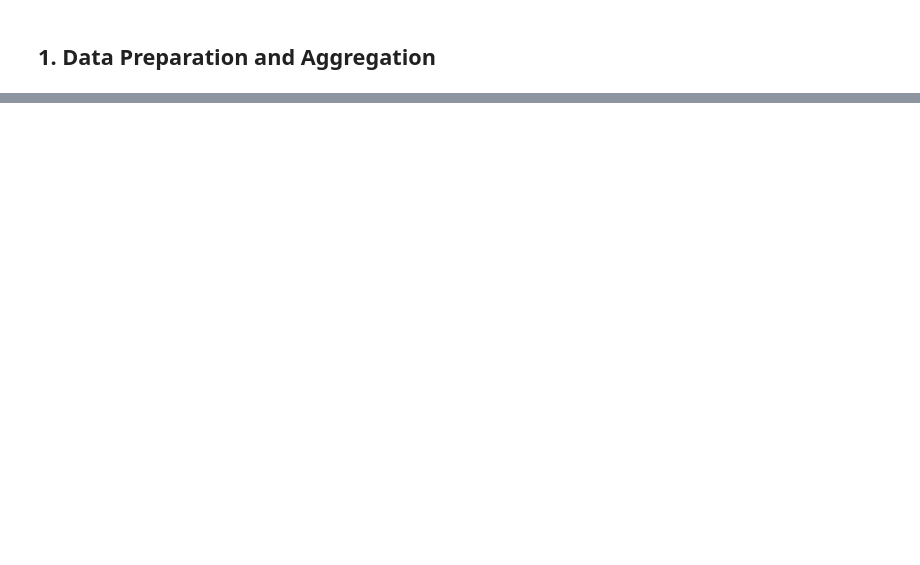
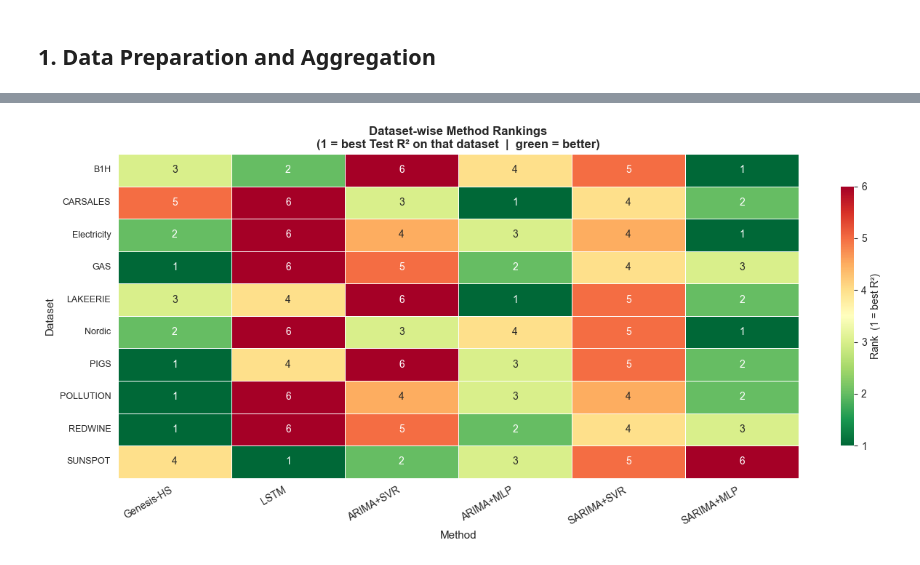
Before and after one commit to HenriqueSabino/RegressorGE, a Jupyter notebook: analysis.ipynb, the cells around one changed output, grey strips where cells are left out. Cells and saved outputs as stored; diff of their text form; code cells hidden in the pictures; blank space fills up the shorter version.

```diff
--- a/analysis.ipynb
+++ b/analysis.ipynb
@@ -1227,0 +280,13 @@ Electricity  0.7475  -0.5046      1.0        2.0     GE
+# %%
+# Rank methods within each dataset (rank 1 = best R²)
+rank_matrix = perf_matrix_r2.rank(axis=1, ascending=False, method='average')
+mean_ranks  = rank_matrix.mean().sort_values()
+
+print("MEAN RANKS ACROSS DATASETS (R²  —  lower = better)")
+print("=" * 60)
+for method, rank in mean_ranks.items():
+    bar = "█" * int(rank * 4)
+    print(f"  {method:15s}: {rank:.4f}  {bar}")
+
+print("\nDetailed ranks per dataset:")
+print(rank_matrix[METHOD_ORDER].round(2).to_string())
@@ -1227,0 +516,28 @@ Electricity  0.7475  -0.5046      1.0        2.0     GE
+# %%
+# ── (3) Dataset-wise Rank Heatmap ────────────────────────────────────────────
+rank_display = rank_matrix[METHOD_ORDER]
+
+fig, ax = plt.subplots(figsize=(13, 6))
+sns.heatmap(
+    rank_display,
+    annot=True,
+    fmt='.0f',
+    cmap='RdYlGn_r',
+    vmin=1,
+    vmax=len(METHOD_ORDER),
+    ax=ax,
+    linewidths=0.5,
+    linecolor='white',
+    cbar_kws={'label': 'Rank  (1 = best R²)', 'shrink': 0.8},
+)
+ax.set_title(
+    'Dataset-wise Method Rankings\n(1 = best Test R² on that dataset  |  green = better)',
+    fontsize=12, fontweight='bold')
+ax.set_xlabel('Method', fontsize=11)
+ax.set_ylabel('Dataset', fontsize=11)
+ax.set_xticklabels(METHOD_ORDER, rotation=30, ha='right', fontsize=10)
+ax.set_yticklabels(datasets, rotation=0, fontsize=9)
+plt.tight_layout()
+plt.show()
+# %% [output]
+[figure, added]
```
Also changed, not shown: parts of 64 cells of this notebook, 2 other files.
